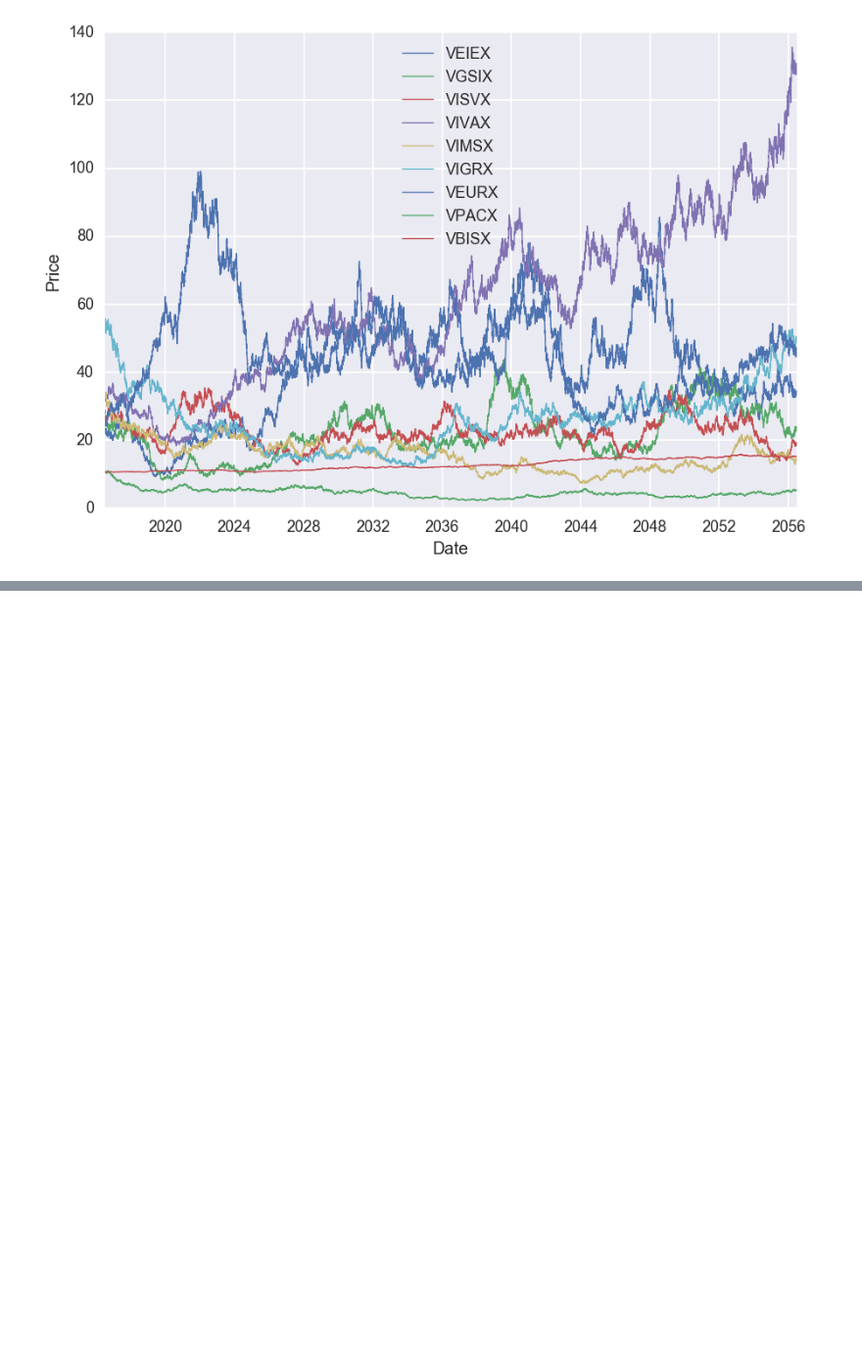
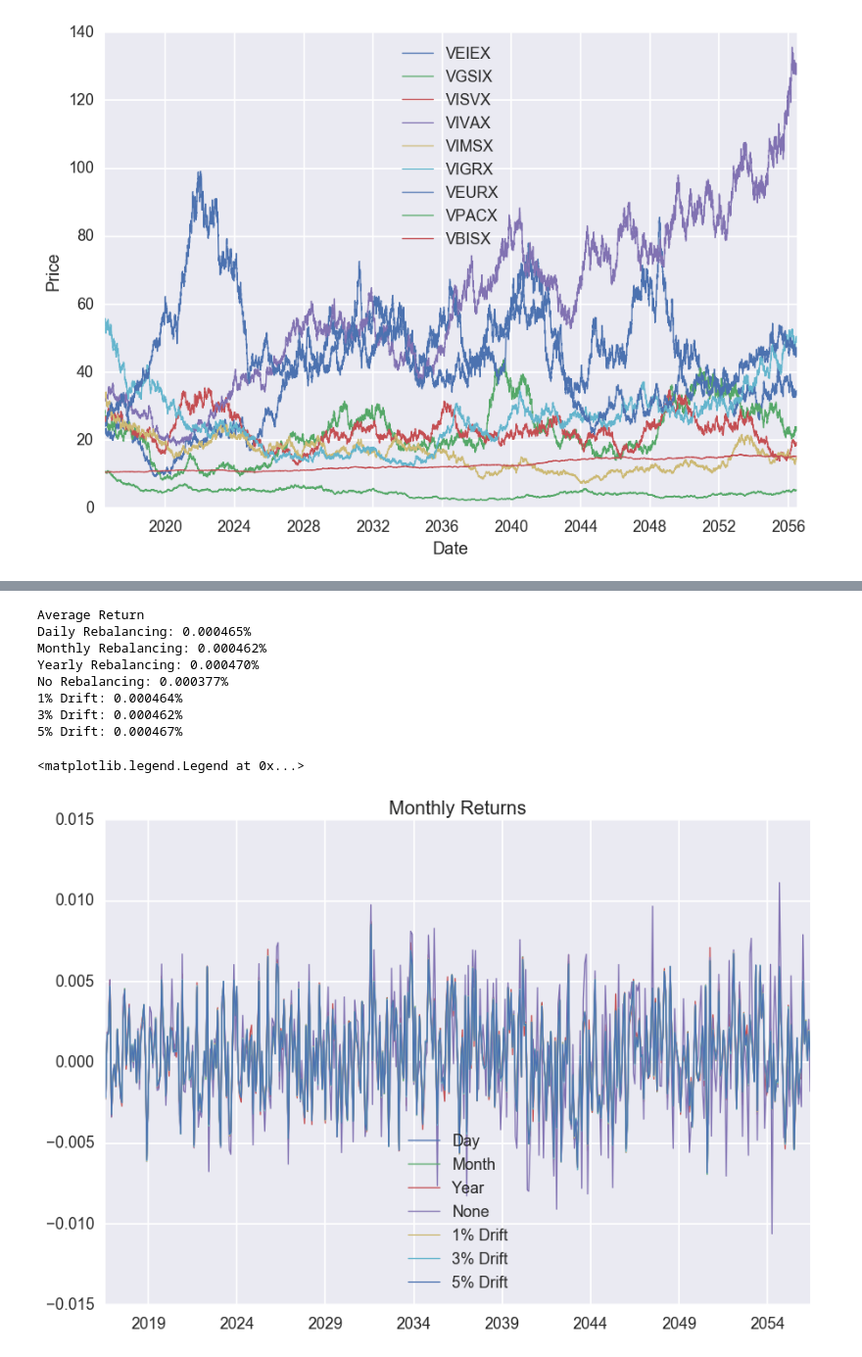
Before and after one commit to brickett/Finance, a Jupyter notebook: Rebalancing2.ipynb, the cells around one changed output, grey strips where cells are left out. Shown at 98% size. Saved outputs shown, nothing was run; the diff lists cells and outputs as text; code cells hidden in the pictures; blank space fills up the shorter version.

```diff
--- a/Rebalancing2.ipynb
+++ b/Rebalancing2.ipynb
@@ -460,14 +468,29 @@ No Rebalancing: $1628.91
 # %%
-#Calculate return and volatility
-Wdf = pd.DataFrame(W, index=simslice.index)
-
-for k in range(0,len(Wdf.columns)):
+for k in range(0,len(Wavg.columns)):
 
     # create a time-series of monthly data points
-    rsmp = Wdf.resample('M').last()
+    rsmp = Wavg.resample('M').last()
 
     # compute returns
     rts = rsmp/rsmp.shift(1) - 1
     rts = rts.dropna()
     av_ret = rts.mean()
+# %%
+#print results: returns
+print('Average Return \nDaily Rebalancing: {0:.6f}% \nMonthly Rebalancing: {1:.6f}% \nYearly Rebalancing: {2:.6f}% \nNo Rebalancing: {3:.6f}% \n1% Drift: {4:.6f}% \n3% Drift: {5:.6f}% \n5% Drift: {6:.6f}%'.
+      format(av_ret[0], av_ret[1], av_ret[2],av_ret[3], av_ret[4], av_ret[5], av_ret[6]))
+rts.plot()
+plt.title('Monthly Returns')
+plt.legend(['Day', 'Month', 'Year','None', '1% Drift', '3% Drift', '5% Drift'], loc = 0)
+# %% [output]
+Average Return
+Daily Rebalancing: 0.000465%
+Monthly Rebalancing: 0.000462%
+Yearly Rebalancing: 0.000470%
+No Rebalancing: 0.000377%
+1% Drift: 0.000464%
+3% Drift: 0.000462%
+5% Drift: 0.000467%
+<matplotlib.legend.Legend at 0x...>
+[figure, added]
 # %%
```
Also changed, not shown: parts of 11 cells of this notebook, 1 other file.
